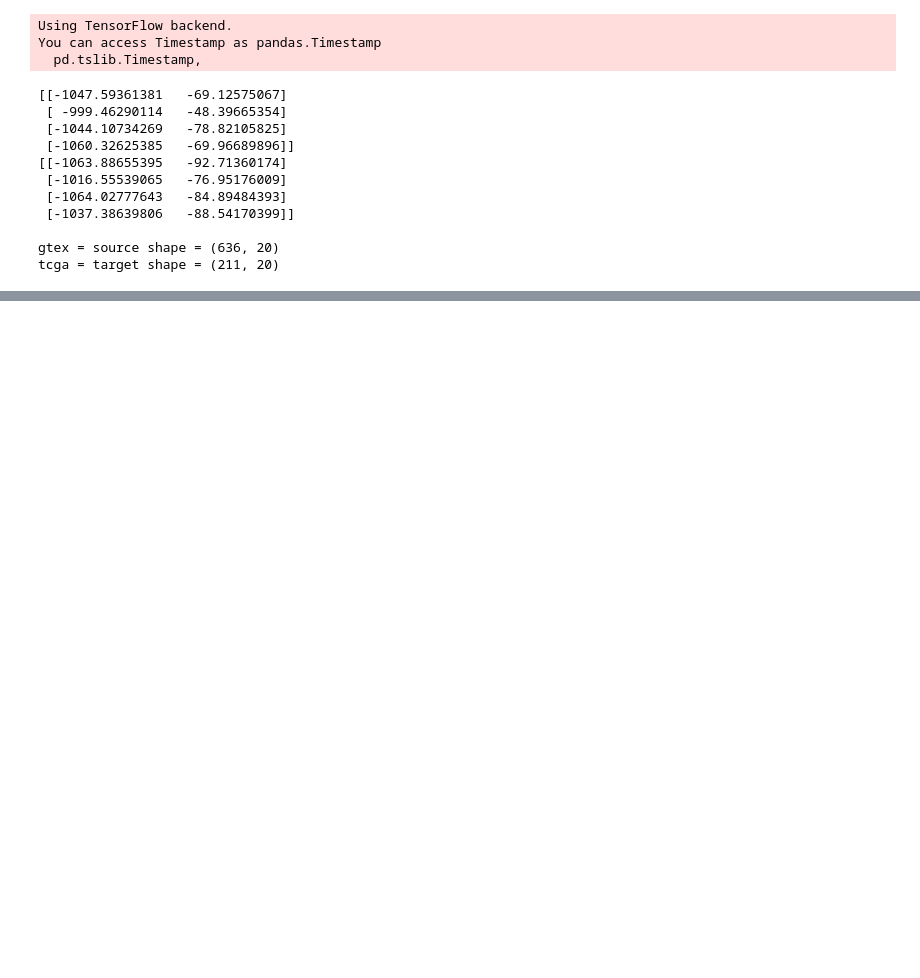
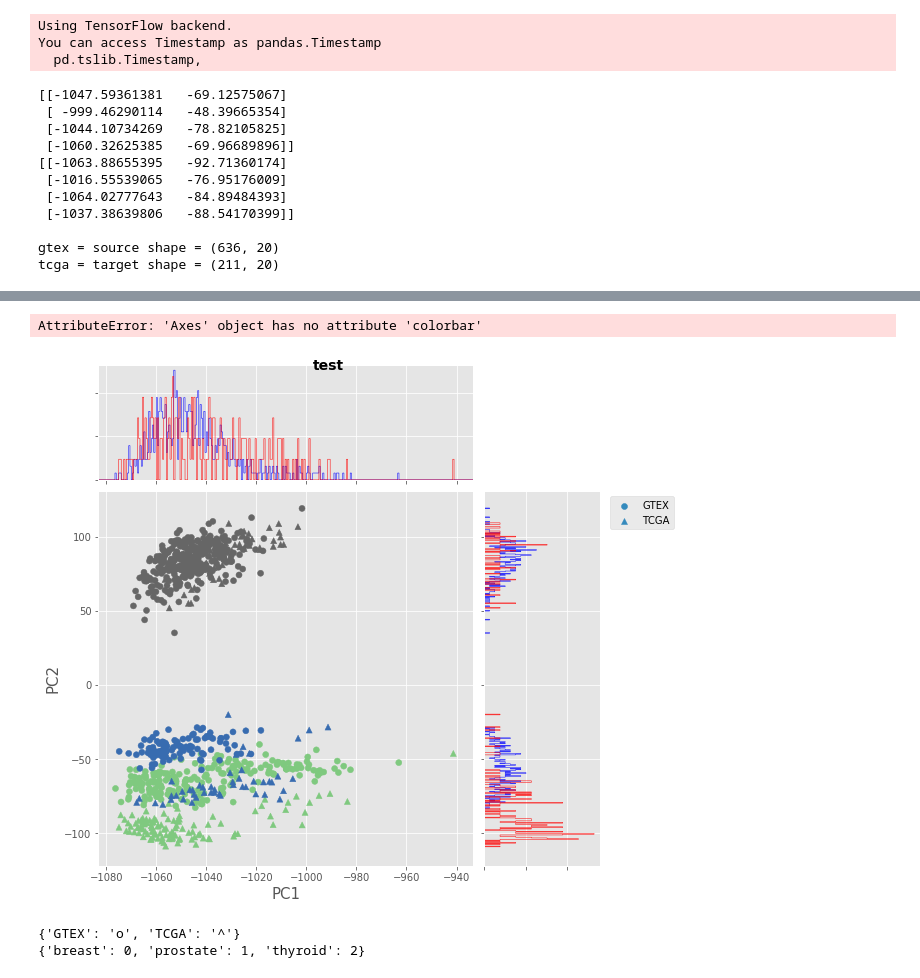
Before and after one commit to tyrvi/rnaResNet, a Jupyter notebook: src/rna_net_breast-prostate-thyroid.ipynb, the cells around one changed output, grey strips where cells are left out. Cells and saved outputs as stored; diff of their text form; code cells hidden in the pictures; blank space fills up the shorter version.

Commit message:
added df plotting

```diff
--- a/src/rna_net_breast-prostate-thyroid.ipynb
+++ b/src/rna_net_breast-prostate-thyroid.ipynb
@@ -170 +183,6 @@ def multiScatterHist(x1, x2, y1, y2, colors1, colors2, axis1='', axis2=''):
     plt.show()
+# %%
+dfScatterHist(rnaNet.source_df, rnaNet.target_df, 'PC1', 'PC2', title='test')
+# %% [output]
+AttributeError: 'Axes' object has no attribute 'colorbar'
+[figure, added]
@@ -170,0 +192,22 @@ def multiScatterHist(x1, x2, y1, y2, colors1, colors2, axis1='', axis2=''):
+# %%
+#df = pd.concat([rnaNet.source_df, rnaNet.target_df])
+df1 = rnaNet.source_df
+df2 = rnaNet.target_df
+
+sm = {'GTEX': 'o', 'TCGA': '^'}
+df1_shape = np.array(list(map(lambda s: sm[s], df1['study'])))
+df2_shape = np.array(list(map(lambda s: sm[s], df2['study'])))
+
+keys = df1['tissue'].unique()
+values = np.arange(keys.shape[0])
+
+cm = dict(zip(keys, values))
+
+df1_color = np.array(list(map(lambda c: cm[c], df1['tissue'])))
+df2_color = np.array(list(map(lambda c: cm[c], df2['tissue'])))
+
+print(sm)
+print(cm)
+# %% [output]
+{'GTEX': 'o', 'TCGA': '^'}
+{'breast': 0, 'prostate': 1, 'thyroid': 2}
```
Also changed, not shown: parts of 7 cells of this notebook, 3 other files.
